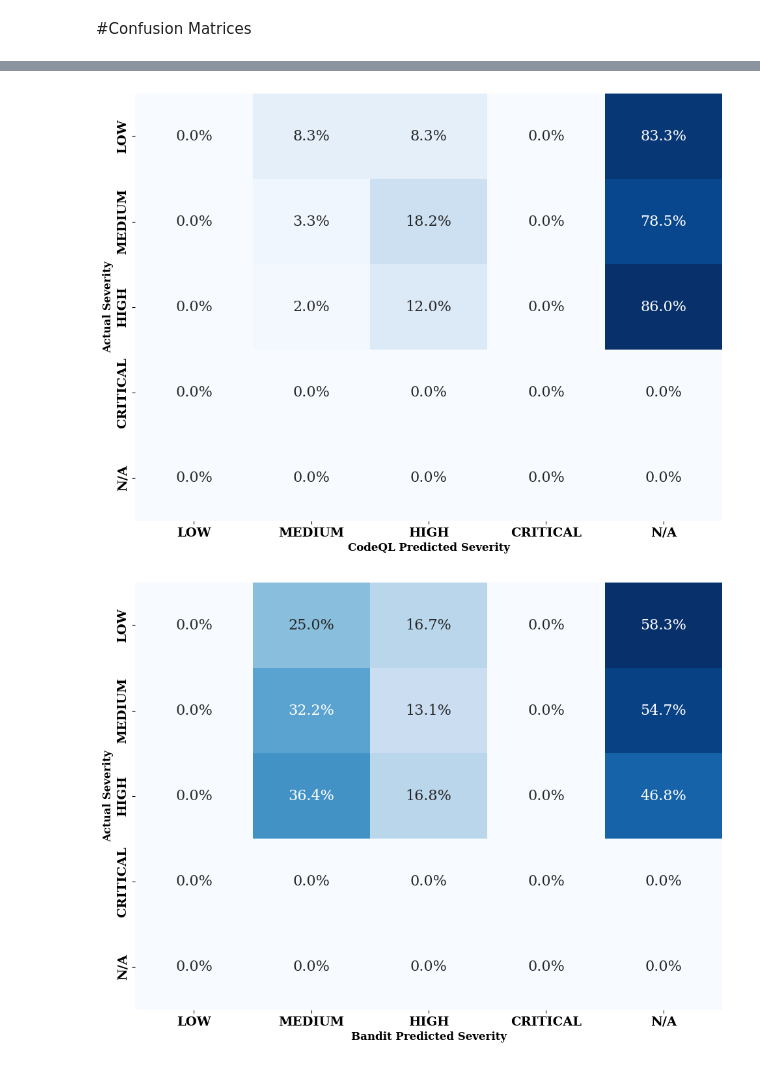
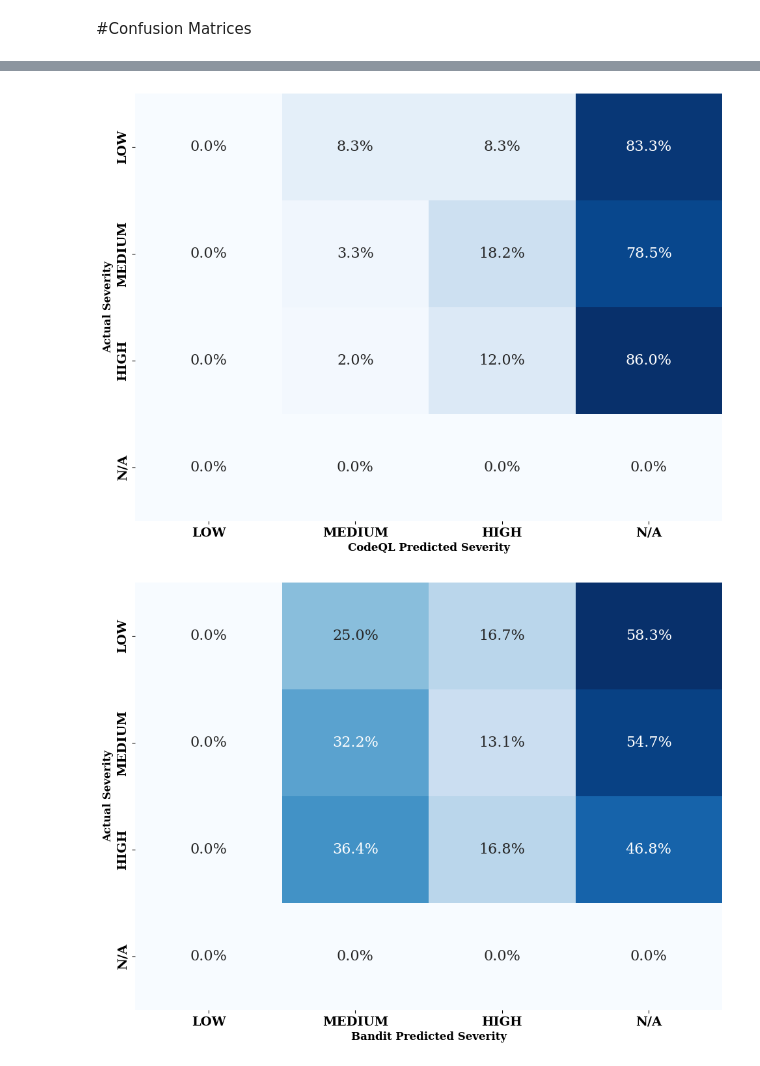
Before and after one commit to marait123/synth-vuln-fixes, a Jupyter notebook: visualization.ipynb, the cells around one changed output, grey strips where cells are left out. Drawn from its saved outputs; the diff is of its cells as text; code cells hidden in the pictures.

```diff
--- a/visualization.ipynb
+++ b/visualization.ipynb
@@ -382,3 +385,3 @@ severity_detection_rate_per_tool
 # %%
-df['severity_detection_rate'] = severity_detection_rate_per_tool.values()
-df
+# df['severity_detection_rate'] = severity_detection_rate_per_tool.values()
+# df
@@ -527,5 +523,5 @@ df[['tool', 'severity_detection_rate', 'severity_recall', 'severity_precision',
 # %%
-categories = df.columns[10:14]
+categories = df.columns[10:13]
 num_vars = len(categories)
 angles = np.linspace(0, 2 * np.pi, num_vars, endpoint=False).tolist()
 angles += angles[:1]  # loop
@@ -555,11 +551,11 @@ plt.yticks([10, 20, 30, 40, 50, 60], color='gray', size=10)
 plt.ylim(0, 60)
 
 # Title and legend
-# plt.title("Overall Tool Severity Performance (Radar Chart)", size=16, y=1.1)
+plt.title("Overall Tool Severity Performance", size=16, y=1.1)
 plt.legend(loc='upper right', bbox_to_anchor=(1.25, 1.05), fontsize=10)
 
 plt.tight_layout()
-plt.savefig("tool_performance_severity_radar.pdf", format='pdf', bbox_inches='tight')
-plt.savefig("tool_performance_severity_radar.png", format='png', bbox_inches='tight')
+plt.savefig("PDF/tool_performance_severity_radar.pdf", format='pdf', bbox_inches='tight')
+plt.savefig("PNG/tool_performance_severity_radar.png", format='png', bbox_inches='tight')
 plt.show()
 # %% [output]
@@ -574,7 +570,7 @@ df
 | 3 | Bandit | 237 | 4725 | 116 | 357 | 40.732759 | ... |
 | 4 | Horusec | 106 | 986 | 36 | 437 | 27.388889 | ... |
 # %%
-metrics_to_plot = ['severity_precision', 'severity_recall', 'severity_f1_score', 'severity_detection_rate']
+metrics_to_plot = ['severity_precision', 'severity_recall', 'severity_f1_score']
 performance_melted = pd.melt(df, id_vars=['tool'],
                               value_vars=metrics_to_plot,
                                 var_name='Metric', value_name='Value')
@@ -596,12 +592,12 @@ new_labels = [metric_names_map.get(label, label) for label in labels]
 ax.legend(handles, new_labels, title='Metric')
 
 # Add plot details
-# plt.title('Performance Metrics for Severity Detection')
+# plt.title('Performance Metrics for Severity Estimation')
 plt.ylabel('Percentage (%)')
 plt.xlabel('Tool')
 plt.xticks(rotation=45)
 plt.tight_layout()
-plt.savefig("performance_severity_plot.pdf", format='pdf', bbox_inches='tight')
-plt.savefig("performance_severity_plot.png", format='png', bbox_inches='tight')
+plt.savefig("PDF/performance_severity_plot.pdf", format='pdf', bbox_inches='tight')
+plt.savefig("PNG/performance_severity_plot.png", format='png', bbox_inches='tight')
 plt.show()
 # %% [output]
@@ -670,7 +665,7 @@ from matplotlib.patheffects import withStroke
 from sklearn.metrics import confusion_matrix
 # %%
 for tool in df['tool']:
-  classes = ['LOW', 'MEDIUM', 'HIGH', 'CRITICAL', 'N/A']
+  classes = ['LOW', 'MEDIUM', 'HIGH', 'N/A']
 
   # Calculate confusion matrix
   y_pred = globals()[f'{tool}_pred']
@@ -712,7 +707,8 @@ for tool in df['tool']:
   plt.subplots_adjust(bottom=0.15)  # Make space for the bottom title
 
   # Save the figure
-  plt.savefig(f'{tool}_confusion.pdf', dpi=300, bbox_inches='tight')
+  plt.savefig(f'PDF/{tool}_confusion.pdf', format='pdf', dpi=300, bbox_inches='tight')
+  plt.savefig(f'PNG/{tool}_confusion.png', format='png', dpi=300, bbox_inches='tight')
 
   # Show the plot
   plt.show()
@@ -722,2 +718,2 @@ for tool in df['tool']:
-[figure, old version]
+[figure, new version]
-[figure, old version]
+[figure, new version]
```
Also changed, not shown: parts of 21 cells of this notebook.
